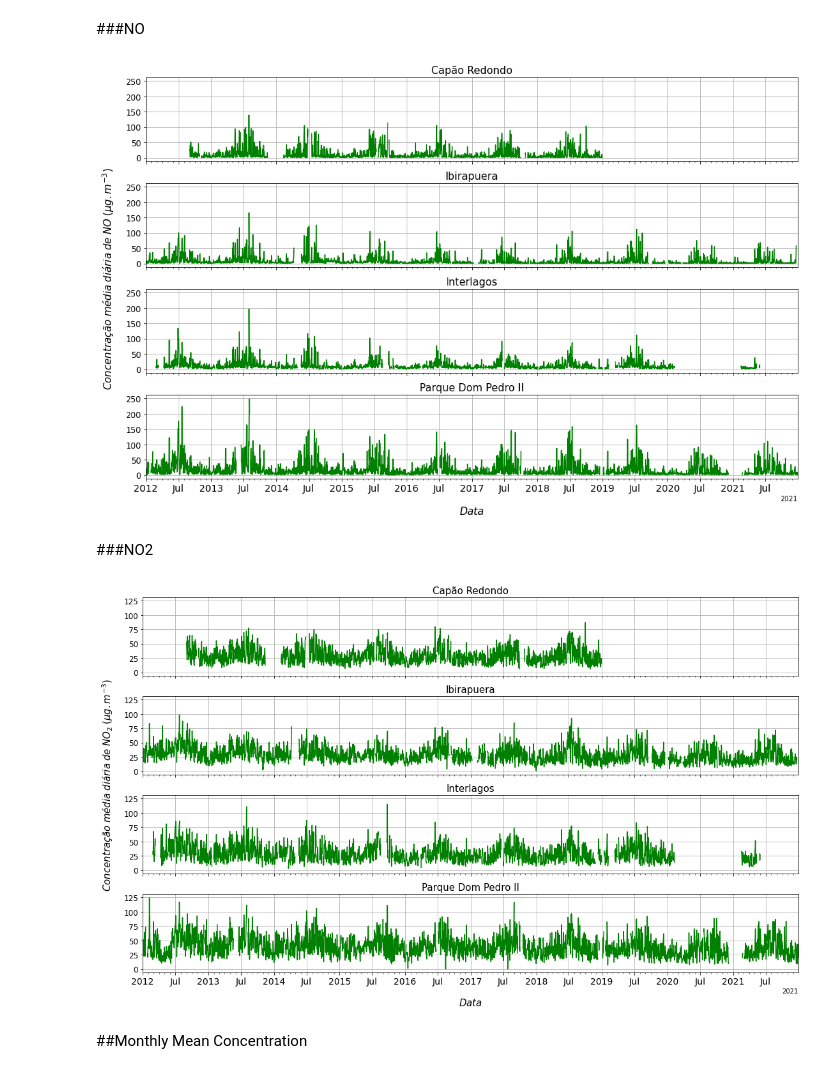
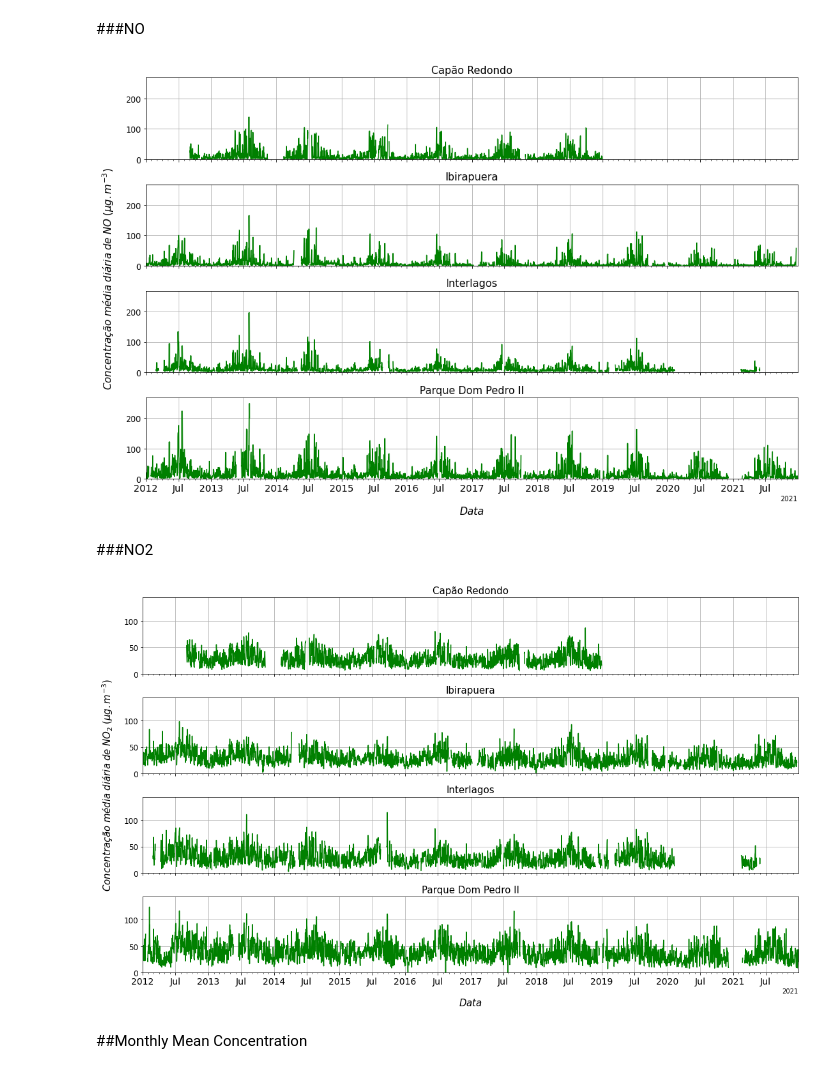
Before and after one commit to antoniogss/air_quality, a Jupyter notebook: graphs_cetesb.ipynb, the cells around one changed output. Drawn from its saved outputs; the diff is of its cells as text; code cells hidden in the pictures.

```diff
--- a/graphs_cetesb.ipynb
+++ b/graphs_cetesb.ipynb
@@ -4785,6 +4795,13 @@ for label in ax.get_xticklabels(which='major'):
 ax1.set_title('Capão Redondo',fontsize=15)
 ax1.set_xlim([dt.datetime(2012,1,1),dt.datetime(2021,12,31)], auto=True)
 
+lim_y = [y_cp_day_no.max(),
+         y_ib_day_no.max(),
+         y_inter_day_no.max(),
+         y_pq_day_no.max()]
+
+ax1.set_ylim([0, max(lim_y)+20], auto=True)
+
 # ax2.legend()
 ax2.set_title('Ibirapuera',fontsize=15)
 ax2.set_xlim([dt.datetime(2012,1,1),dt.datetime(2021,12,31)], auto=True)
@@ -4832,7 +4849,7 @@ plt.savefig(
 
 plt.show()
 # %% [output]
-[figure, old version]
+[figure, new version]
 # %% [markdown]
 ###NO2
 # %%
@@ -4938,6 +4955,13 @@ for label in ax.get_xticklabels(which='major'):
 ax1.set_title('Capão Redondo',fontsize=15)
 ax1.set_xlim([dt.datetime(2012,1,1),dt.datetime(2021,12,31)], auto=True)
 
+lim_y = [y_cp_day_no2.max(),
+         y_ib_day_no2.max(),
+         y_inter_day_no2.max(),
+         y_pq_day_no2.max()]
+
+ax1.set_ylim([0, max(lim_y)+20], auto=True)
+
 # ax2.legend()
 ax2.set_title('Ibirapuera',fontsize=15)
 ax2.set_xlim([dt.datetime(2012,1,1),dt.datetime(2021,12,31)], auto=True)
@@ -4958,34 +4982,34 @@ plt.tick_params(labelcolor='none',
                 bottom=False,
                 left=False,
                 right=False)
 
 plt.xlabel("\n$Data$",fontsize=15)
 plt.ylabel("$Concentração\;média\;diária\;de\;NO_{2}\;(µg.m^{-3})$\n",fontsize=15)
 
 plt.setp(ax4.get_xticklabels(),
          fontsize=14
         )
 
 plt.setp([ax1.get_yticklabels(),
           ax2.get_yticklabels(),
           ax3.get_yticklabels(),
           ax4.get_yticklabels()],
          fontsize=12
          )
 
 
 plt.tight_layout()
 
 plt.savefig(
               dir + 'no2_media_diaria.jpg',
               transparent = True,
               bbox_inches = 'tight',
               dpi = 500
             )
 
 plt.show()
 # %% [output]
-[figure, old version]
+[figure, new version]
 # %% [markdown]
 ##Monthly Mean Concentration
 # %% [markdown]
```
Also changed, not shown: parts of 7 cells of this notebook.
